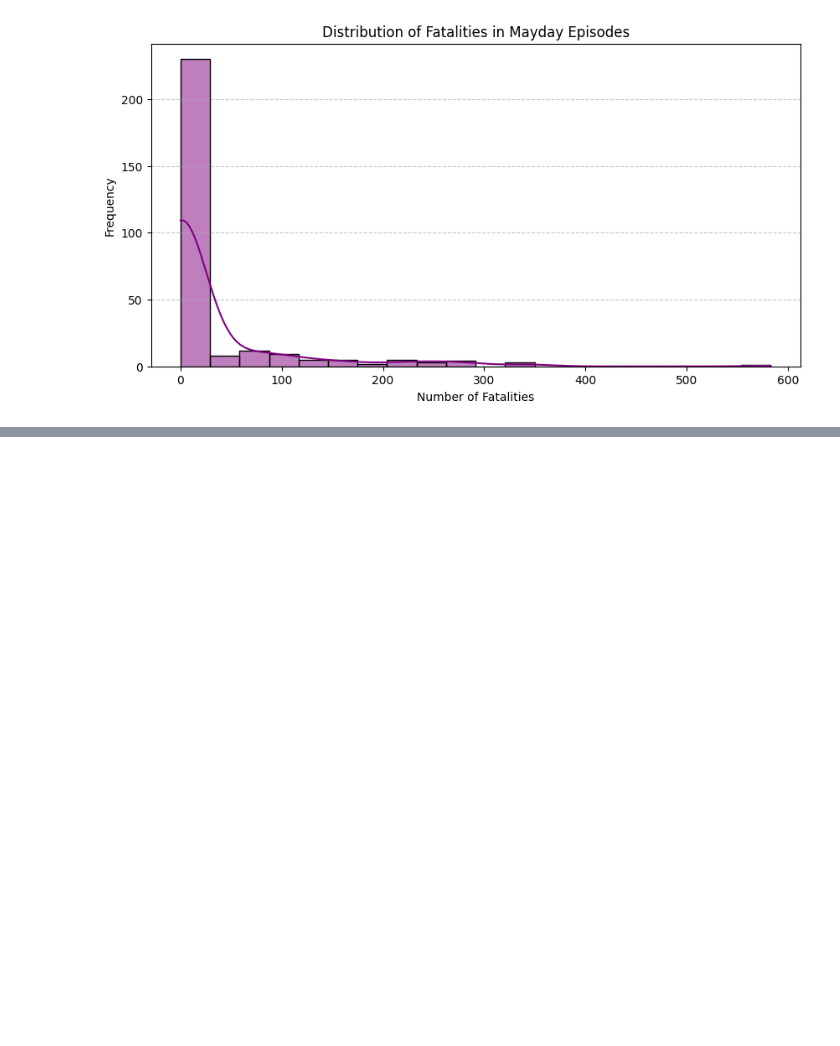
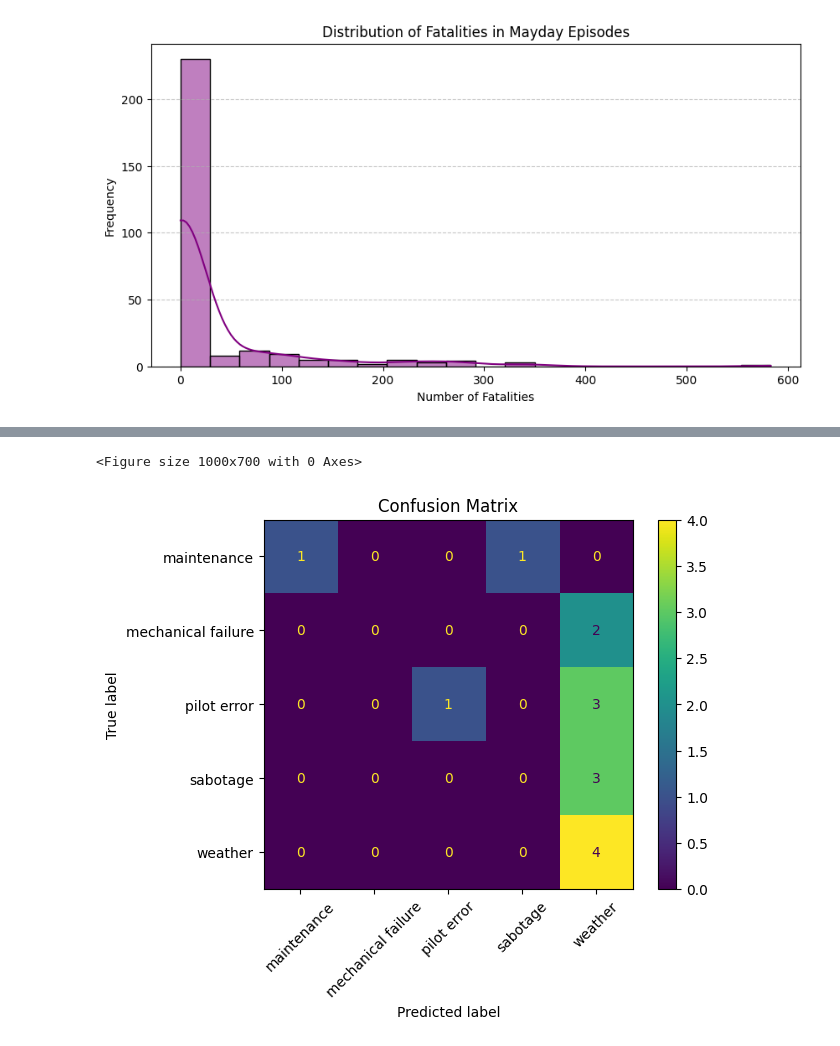
Before and after one commit to bidur/Database-Information-Retrieval, a Jupyter notebook: practice/4_project/mayday_analysis.ipynb, the cells around one changed output, grey strips where cells are left out. Cells and saved outputs as stored; diff of their text form; code cells hidden in the pictures; blank space fills up the shorter version.

```diff
--- a/practice/4_project/mayday_analysis.ipynb
+++ b/practice/4_project/mayday_analysis.ipynb
@@ -326,0 +443,33 @@ df_mayday.to_csv('mayday_data.csv')
+# %%
+
+# Step 1: Clean DataFrame and fix the warning
+df = df_mayday.dropna(subset=['incident_year', 'accident_cause', 'Description']).copy()
+df.loc[:, 'incident_year'] = df['incident_year'].astype(int)
+
+# Step 2: Features and Target
+X_text = df['Description']
+X_num = df[['fatality_count', 'incident_year']]
+y = df['accident_cause']
+
+# Step 3: Vectorize text
+tfidf = TfidfVectorizer(stop_words='english', max_features=500)
+X_text_vec = tfidf.fit_transform(X_text)
+
+# Step 4: Scale numerical data
+scaler = StandardScaler()
+X_num_scaled = scaler.fit_transform(X_num)
+
+# Step 5: Combine text and numeric features
+X_combined = hstack([X_text_vec, X_num_scaled])
+
+
+# Step 6: Train-test split
+X_train, X_test, y_train, y_test = train_test_split(X_combined, y, test_size=0.2, random_state=42)
+
+# Step 7: Train classifier
+clf = RandomForestClassifier(random_state=42, class_weight='balanced')
+clf.fit(X_train, y_train)
+
+# Step 8: Predict and evaluate
+y_pred = clf.predict(X_test)
+print("Classification Report:\n", classification_report(y_test, y_pred, zero_division=0))
@@ -326,0 +489,8 @@ df_mayday.to_csv('mayday_data.csv')
+# %%
+plt.figure(figsize=(10, 7))
+ConfusionMatrixDisplay.from_estimator(clf, X_test, y_test, xticks_rotation=45)
+plt.title("Confusion Matrix")
+plt.show()
+# %% [output]
+<Figure size 1000x700 with 0 Axes>
+[figure, added]
```
Also changed, not shown: parts of 17 cells of this notebook, 1 other file.
